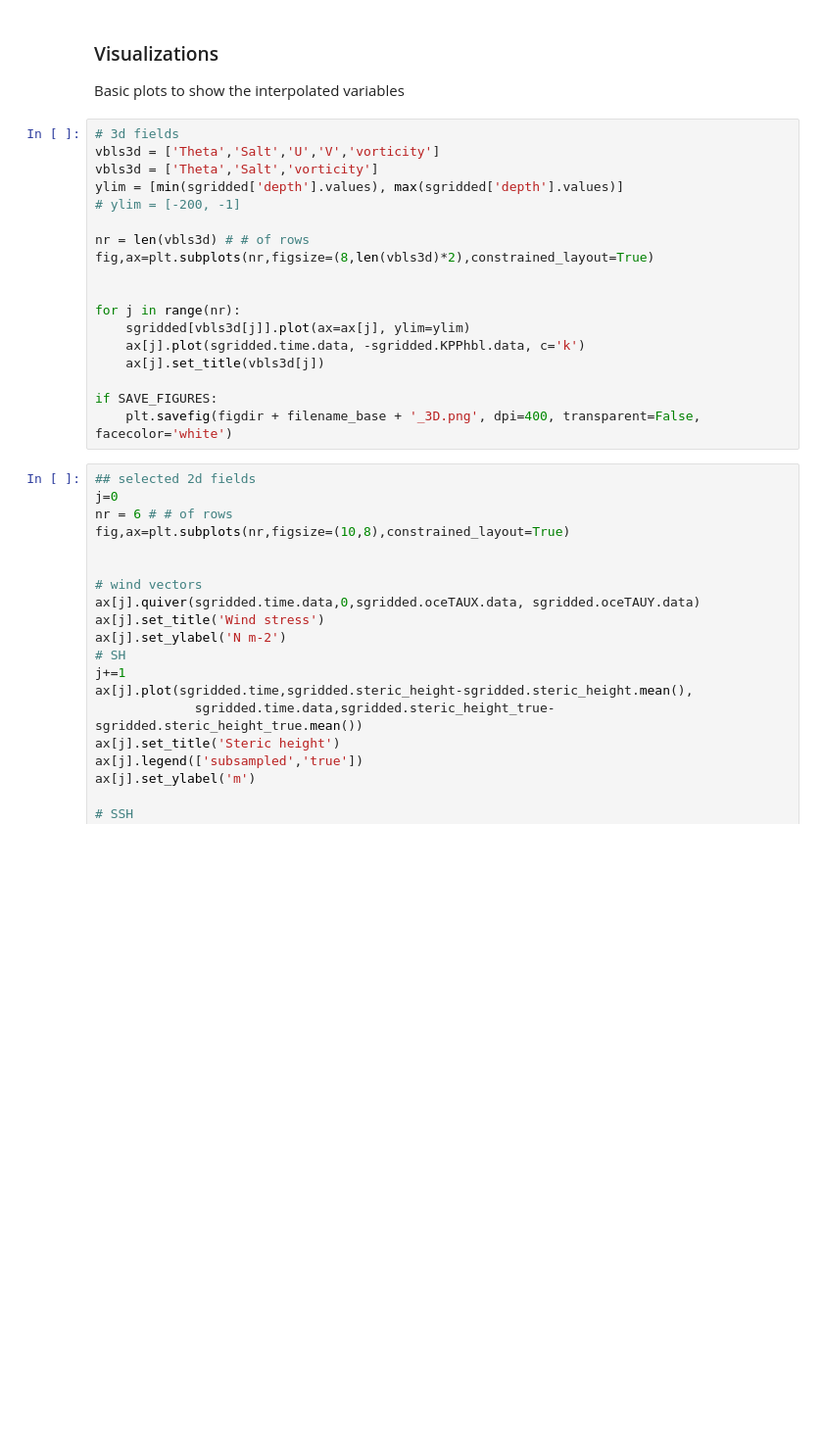
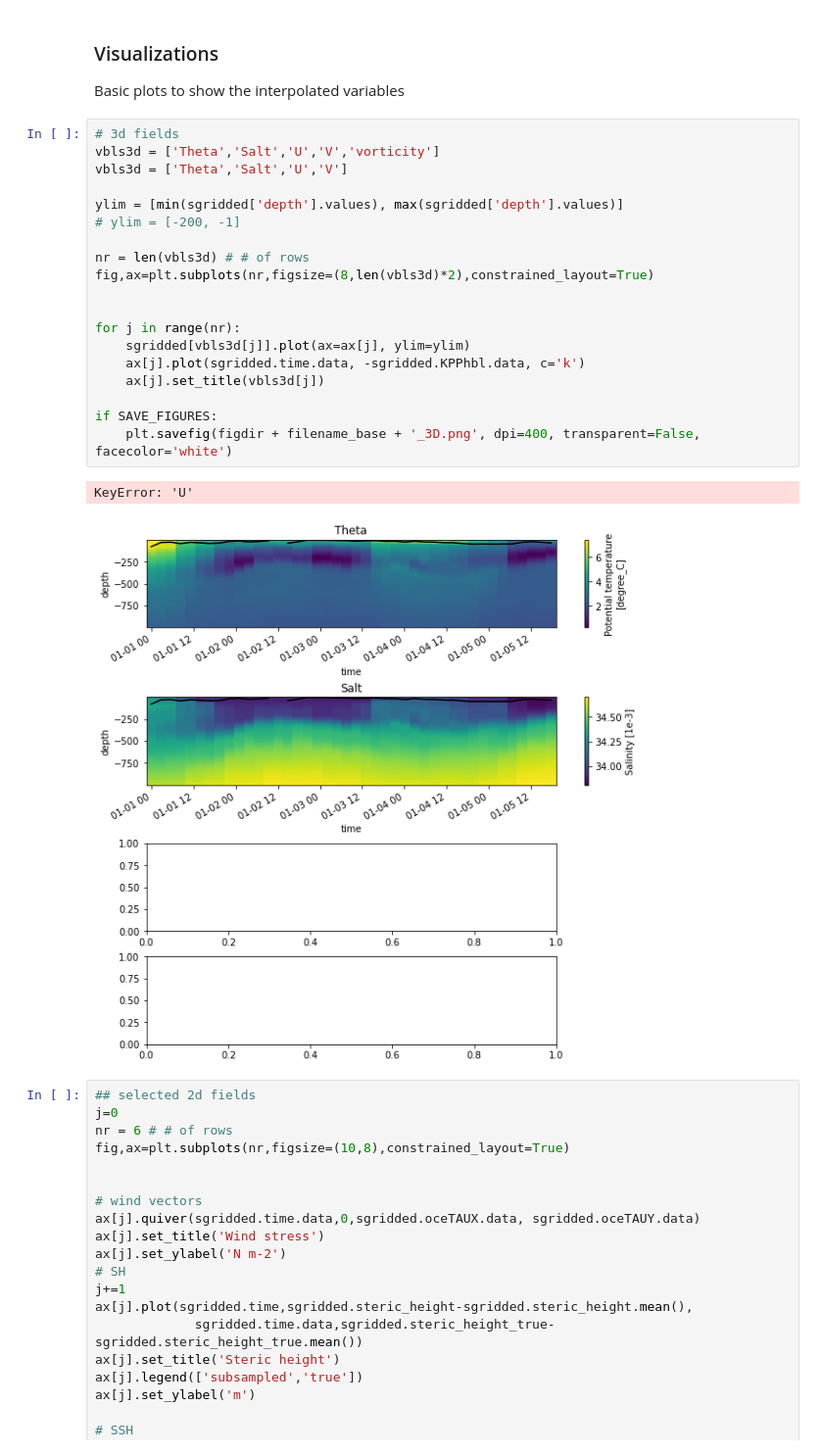
Before and after one commit to kdrushka/oceanliner, a Jupyter notebook: run_oceanliner.ipynb, the cells around one changed output. Shown at 98% size. Saved outputs shown, nothing was run; the diff lists cells and outputs as text; blank space fills up the shorter version.

```diff
--- a/run_oceanliner.ipynb
+++ b/run_oceanliner.ipynb
@@ -397,21 +420,25 @@ Basic plots to show the interpolated variables
 # %%
 # 3d fields
 vbls3d = ['Theta','Salt','U','V','vorticity']
-vbls3d = ['Theta','Salt','vorticity']
+vbls3d = ['Theta','Salt','U','V']
+
 ylim = [min(sgridded['depth'].values), max(sgridded['depth'].values)]
 # ylim = [-200, -1]
 
 nr = len(vbls3d) # # of rows
 fig,ax=plt.subplots(nr,figsize=(8,len(vbls3d)*2),constrained_layout=True)
 
 
 for j in range(nr):
     sgridded[vbls3d[j]].plot(ax=ax[j], ylim=ylim)
     ax[j].plot(sgridded.time.data, -sgridded.KPPhbl.data, c='k')
     ax[j].set_title(vbls3d[j])
 
 if SAVE_FIGURES:
     plt.savefig(figdir + filename_base + '_3D.png', dpi=400, transparent=False, facecolor='white')
+# %% [output]
+KeyError: 'U'
+[figure, added]
 # %%
 ## selected 2d fields
 j=0
```
Also changed, not shown: parts of 6 cells of this notebook, 1 other file.
